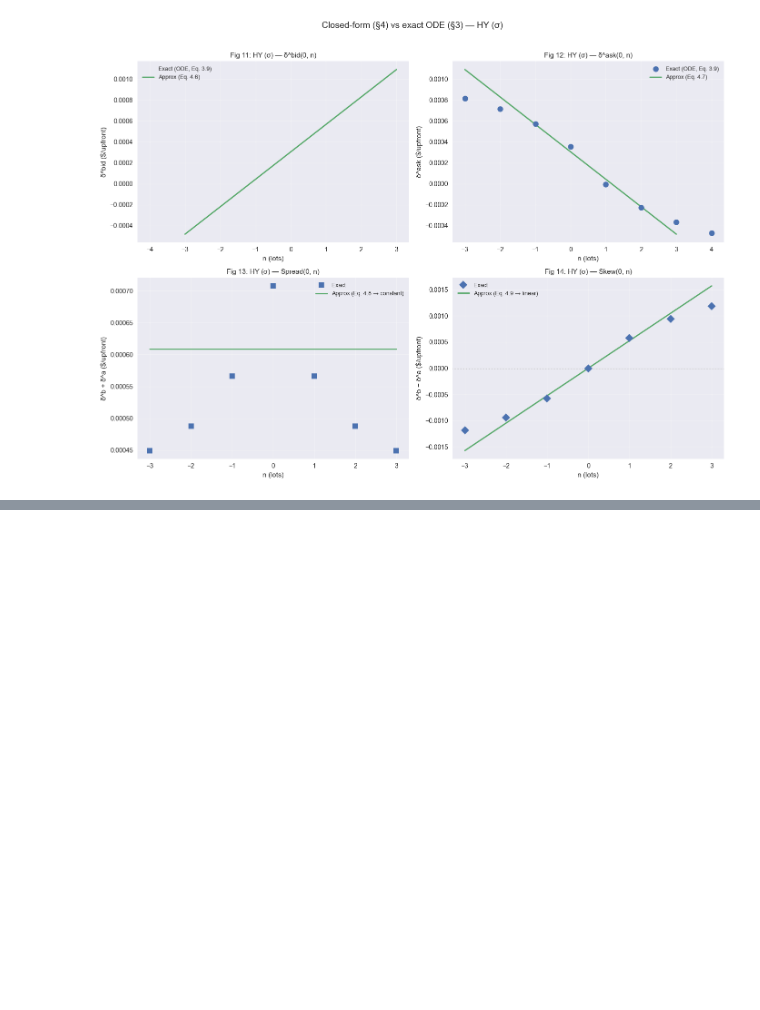
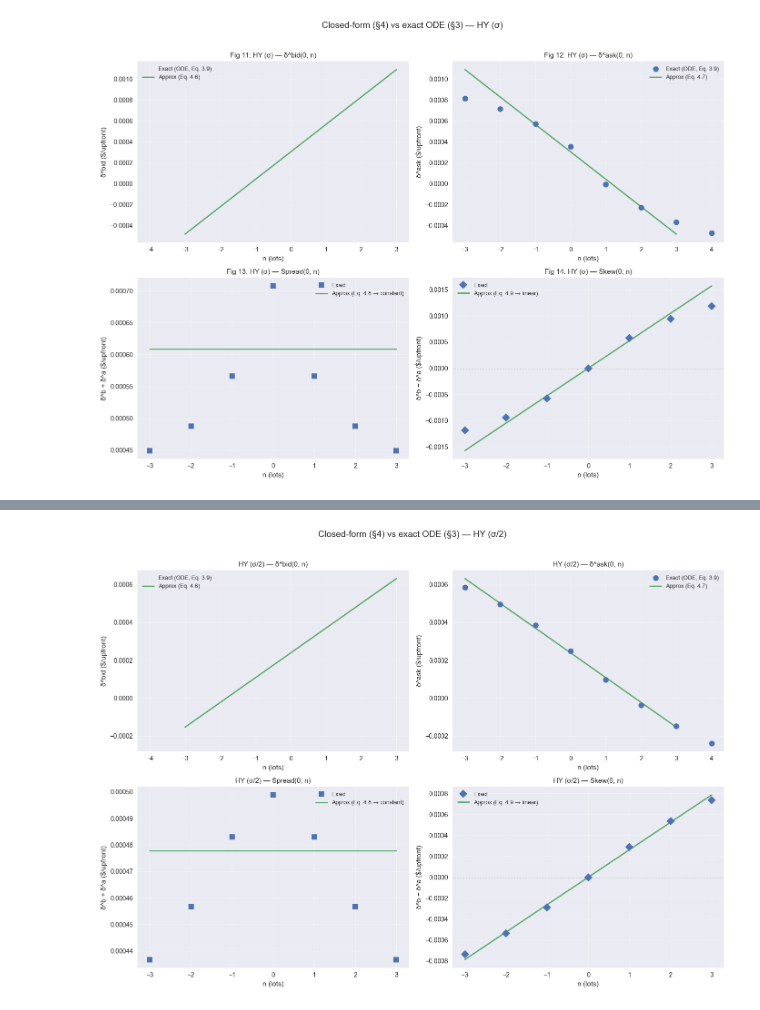
Before and after one commit to hamzaelarji/Market-Microstructure-, a Jupyter notebook: project/notebooks/02_closed_form.ipynb, the cells around one changed output, grey strips where cells are left out. Drawn from its saved outputs; the diff is of its cells as text; code cells hidden in the pictures; blank space fills up the shorter version.

```diff
--- a/project/notebooks/02_closed_form.ipynb
+++ b/project/notebooks/02_closed_form.ipynb
@@ -108,6 +112,10 @@ sol_ig_half = solve_general(IG_half, GAMMA, T, xi=GAMMA, N_t=N_T)
 # Solving HY — Model A (σ normal)
 t0 = time.time()
 sol_hy = solve_general(HY, GAMMA, T, xi=GAMMA, N_t=N_T)
+# %%
+# Solving HY — Model A (σ/2)
+t0 = time.time()
+sol_hy_half = solve_general(HY_half, GAMMA, T, xi=GAMMA, N_t=N_T)
 # %% [markdown]
 ## 6. Quantitative comparison: approximation error
 
@@ -300 +324,5 @@ overlay_plots(sol_hy, HY, "HY", "σ", fig_bid=11, fig_ask=12, fig_spread=13, fig
+# %%
+overlay_plots(sol_hy_half, HY_half, "HY", "σ/2")
+# %% [output]
+[figure, added]
 # %% [markdown]
```
Also changed, not shown: parts of 7 cells of this notebook, 22 other files.
